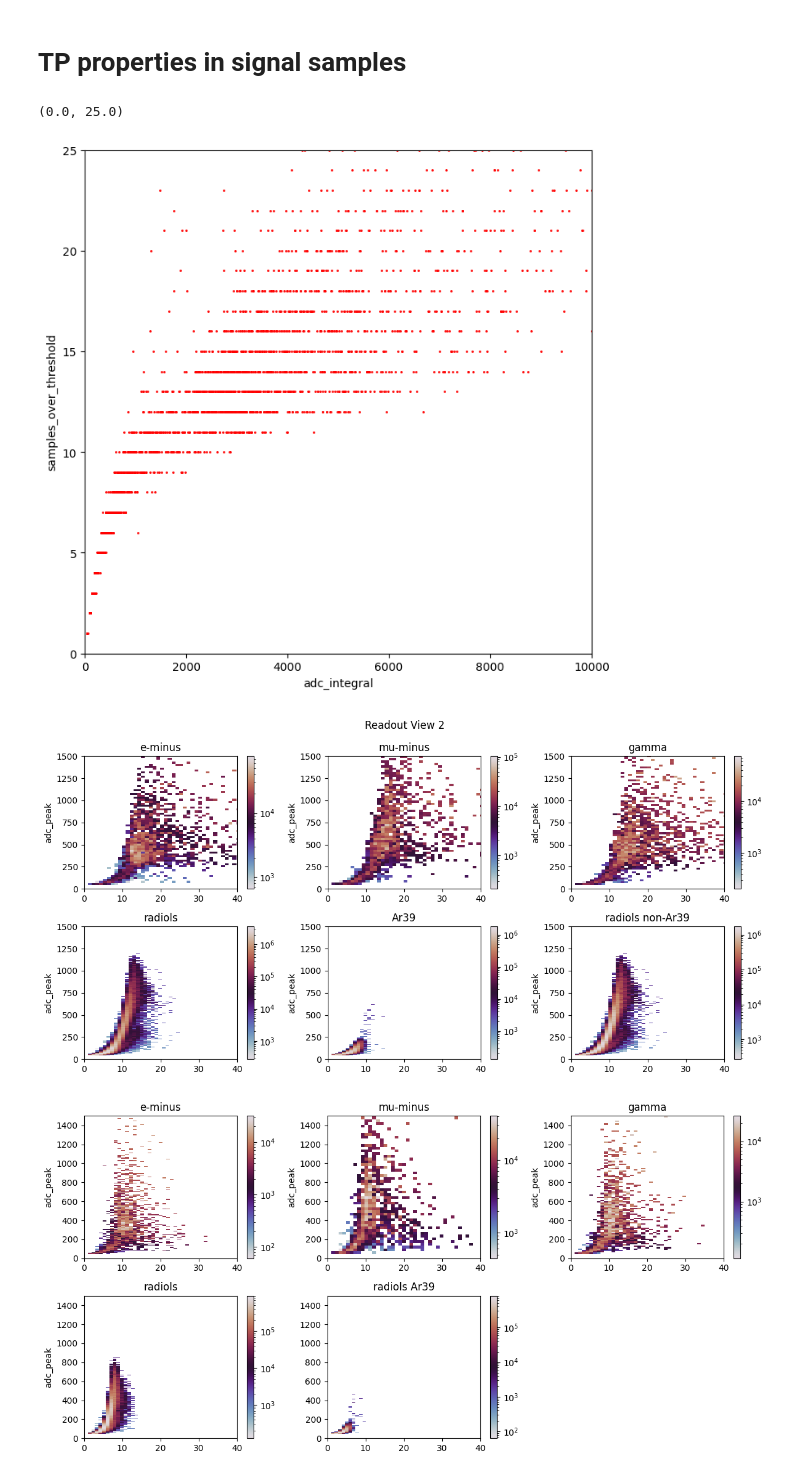
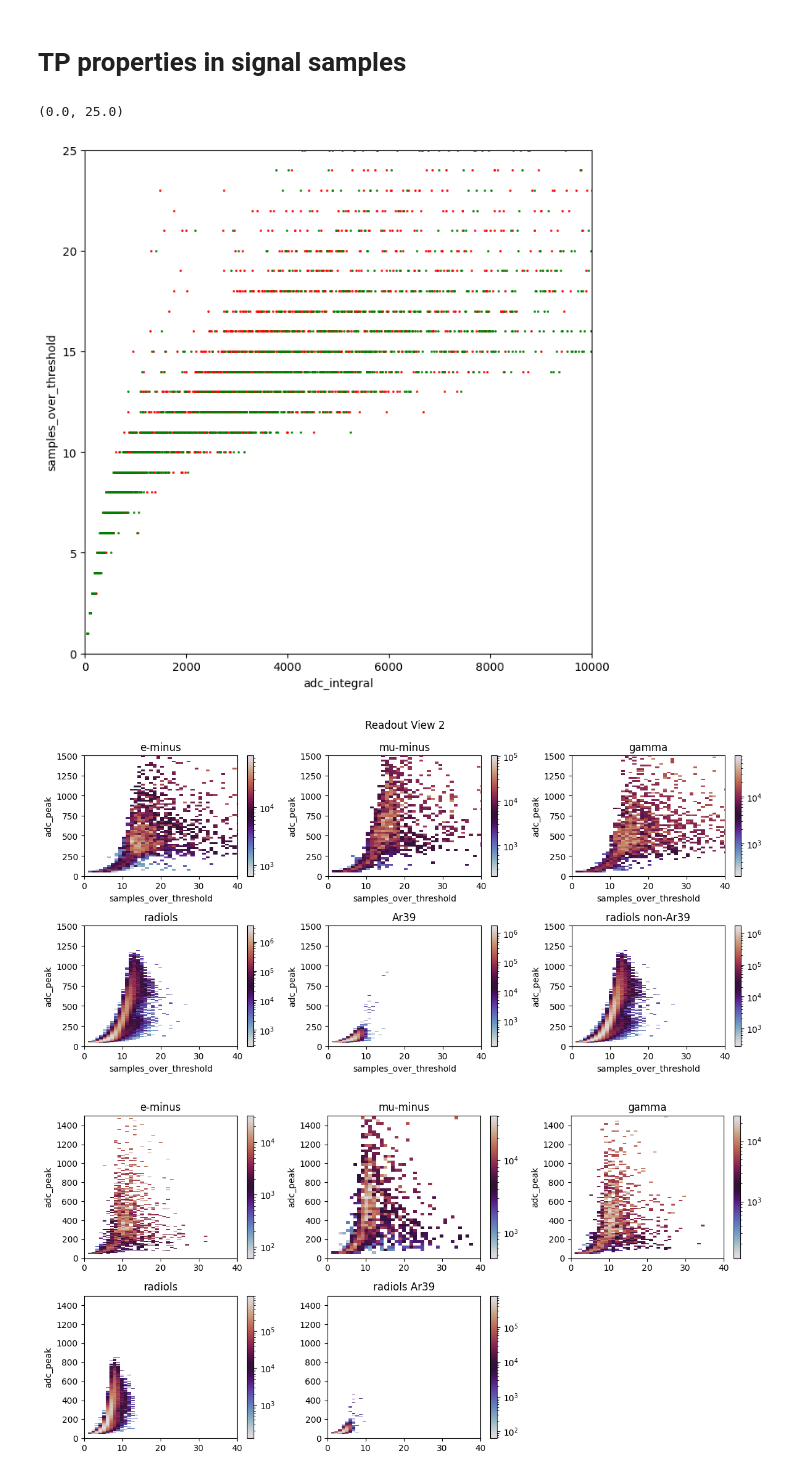
Before and after one commit to alessandrothea/tpvalidator, a Jupyter notebook: notebooks/mcprod/VDBackgroundRates.ipynb, the cells around one changed output. Saved outputs shown, nothing was run; the diff lists cells and outputs as text; code cells hidden in the pictures.

```diff
--- a/notebooks/mcprod/VDBackgroundRates.ipynb
+++ b/notebooks/mcprod/VDBackgroundRates.ipynb
@@ -198,0 +358,27 @@ safe_samples_cut = '(sample_peak > 100 & sample_peak < 8100)'
+# %%
+
+mct = datasets['radiols'].mctruths
+max_ke=mct.kinetic_energy.max()
+
+num_bkg=10
+part_by_gen = sorted([(n,df) for n,df in mct.groupby('generator_name')], reverse=True, key=lambda x: len(x[1]))
+top_by_gen = part_by_gen[:num_bkg]
+
+all_gens = mct.generator_name.unique()
+colors = plt.cm.tab10.colors
+color_map = {pdg: colors[i % len(colors)] for i, pdg in enumerate(all_gens)}
+
+bins=np.linspace(0,max_ke*1000,200)
+fig,axes=plt.subplots(1,1, figsize=(8,6))
+
+ax=axes
+# for gen_id, df in mct.groupby('generator_name'):
+for gen_id, df in top_by_gen:
+
+    # (df.kinetic_energy*1000).hist(bins=bins, label=f"{gen_id}", histtype='step', color=color_map[gen_id], ax=ax)
+    (df.kinetic_energy*1000).hist(bins=bins, label=f"{gen_id}", histtype='step', ax=ax)
+
+ax.legend()
+ax.set_yscale('log')
+ax.set_xlabel(r'$E_{kin}$')
+ax.set_title('MCThruths particles')
@@ -378,26 +604,26 @@ print(make_vd_rates_table_2(OrderedDict(rad_tps_by_gen), 100, 'samples_over_thre
 # TP properties in signal samples
 # %%
 
-dataset_sel = {
-    n: snn.TPSignalNoisePreSelection(df.tps.query(safe_samples_cut)) for n, df in datasets.items()
+dataset_psel = {
+    n: snn.TPSignalNoiseSelector(df.tps) for n, df in datasets.items()
 }
 # %%
 fix, ax = plt.subplots(figsize=(8,8))
 
 size=1
 x_name='adc_integral'
-dataset_sel['e-minus'].sig_view_2.plot.scatter(x=x_name, y='samples_over_threshold', s=size, ax=ax, c='red')
-# dataset_sel['mu-minus'].sig_view_2.plot.scatter(x=x_name, y='samples_over_threshold', s=size, ax=ax, c='green')
-# dataset_sel['gamma'].sig_view_2.plot.scatter(x=x_name, y='samples_over_threshold', s=size, ax=ax, c='orange')
-# dataset_sel['radiols'].sig_view_2.query('bt_generator_name != "Ar39GenInLAr"').plot.scatter(x=x_name, y='samples_over_threshold', alpha=size, s=0.1, ax=ax, c='green')
-# dataset_sel['radiols'].sig_view_2.query('bt_generator_name == "Ar39GenInLAr"').plot.scatter(x=x_name, y='samples_over_threshold', alpha=size, s=0.1, ax=ax, c='blue')
+dataset_psel['e-minus'].sig_view_2.plot.scatter(x=x_name, y='samples_over_threshold', s=size, ax=ax, c='red')
+dataset_psel['mu-minus'].sig_view_2.plot.scatter(x=x_name, y='samples_over_threshold', s=size, ax=ax, c='green')
+# dataset_psel['gamma'].sig_view_2.plot.scatter(x=x_name, y='samples_over_threshold', s=size, ax=ax, c='orange')
+# dataset_psel['radiols'].sig_view_2.query('bt_generator_name != "Ar39GenInLAr"').plot.scatter(x=x_name, y='samples_over_threshold', alpha=size, s=0.1, ax=ax, c='green')
+# dataset_psel['radiols'].sig_view_2.query('bt_generator_name == "Ar39GenInLAr"').plot.scatter(x=x_name, y='samples_over_threshold', alpha=size, s=0.1, ax=ax, c='blue')
 
 
 ax.set_xlim(left=0, right=10000)
 ax.set_ylim(bottom=0, top=25)
 # %% [output]
 (0.0, 25.0)
-[figure, old version]
+[figure, new version]
 # %%
 from matplotlib.colors import LogNorm
 
@@ -413,52 +639,49 @@ weights = 'adc_integral'
 cut=''
 v = 2
 
-# dataset_sel['e-minus'].sig_view_2.plot.scatter(x=x_name, y='samples_over_threshold', s=size, ax=ax, c='red')
-# dataset_sel['mu-minus'].sig_view_2.plot.scatter(x=x_name, y='samples_over_threshold', s=size, ax=ax, c='green')
-# dataset_sel['gamma'].sig_view_2.plot.scatter(x=x_name, y='samples_over_threshold', s=size, ax=ax, c='orange')
-# dataset_sel['radiols'].sig_view_2.query('bt_generator_name != "Ar39GenInLAr"').plot.scatter(x=x_name, y='samples_over_threshold', alpha=size, s=0.1, ax=ax, c='green')
-# dataset_sel['radiols'].sig_view_2.query('bt_generator_name == "Ar39GenInLAr"').plot.scatter(x=x_name, y='samples_over_threshold', alpha=size, s=0.1, ax=ax, c='blue')
-
 
 def plot_me(ax, sample, sample_query: str = None, title: str = None):
     """
     Helper function
     """
-    df = dataset_sel[sample].sig_by_view[v]
+    df = dataset_psel[sample].sig_by_view[v]
     title = title if title else sample
 
     # Trim the dataframe
     for c in [sample_query, cut]:
         df = df.query(c) if c else df
 
+    # apply weigths
     w = df[weights] if weights else None
 
+    # Bin
     bins=(df[x_name].max(), 200)
     h = ax.hist2d(df[x_name], df[y_name], bins=bins, cmap=cmap, weights=w, norm=LogNorm())
 
     fig.colorbar(h[3], ax=ax)
 
     ax.set_title(title)
     ax.set_ylim(y_range)
     ax.set_ylabel(y_name)
     ax.set_xlim(x_range)
+    ax.set_xlabel(x_name)
 
 plot_me(axes[0][0], 'e-minus')
 plot_me(axes[0][1], 'mu-minus')
 plot_me(axes[0][2], 'gamma')
 plot_me(axes[1][0], 'radiols')
 plot_me(axes[1][1], 'radiols', 'bt_generator_name == "Ar39GenInLAr"', title='Ar39')
 plot_me(axes[1][2], 'radiols', 'bt_generator_name != "Ar39GenInLAr"', 'radiols non-Ar39')
 
 # ----
 # remove the underlying axes
 # axes[1,2].remove()
 
 fig.suptitle(f"Readout View {v}")
 fig.tight_layout()
 # fig.show()
 # %% [output]
-[figure, old version]
+[figure, new version]
 # %%
 from matplotlib.colors import LogNorm
 
```
Also changed, not shown: parts of 43 cells of this notebook, 14 other files.
